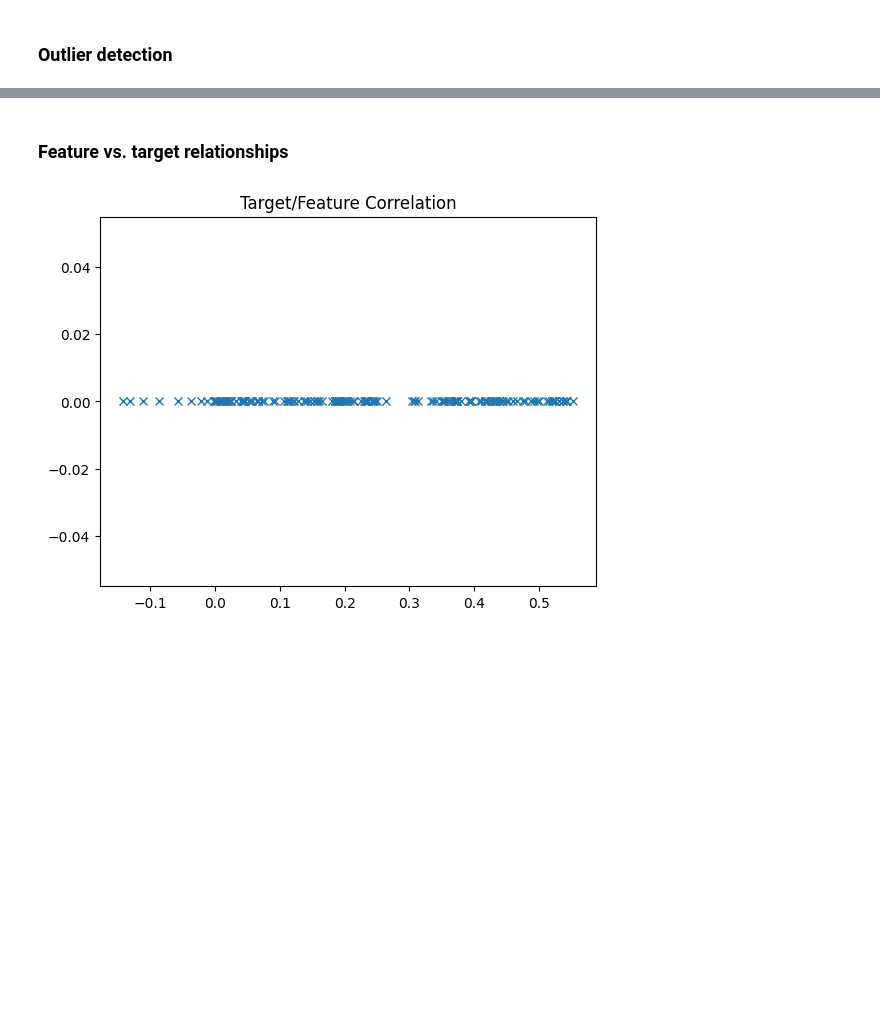
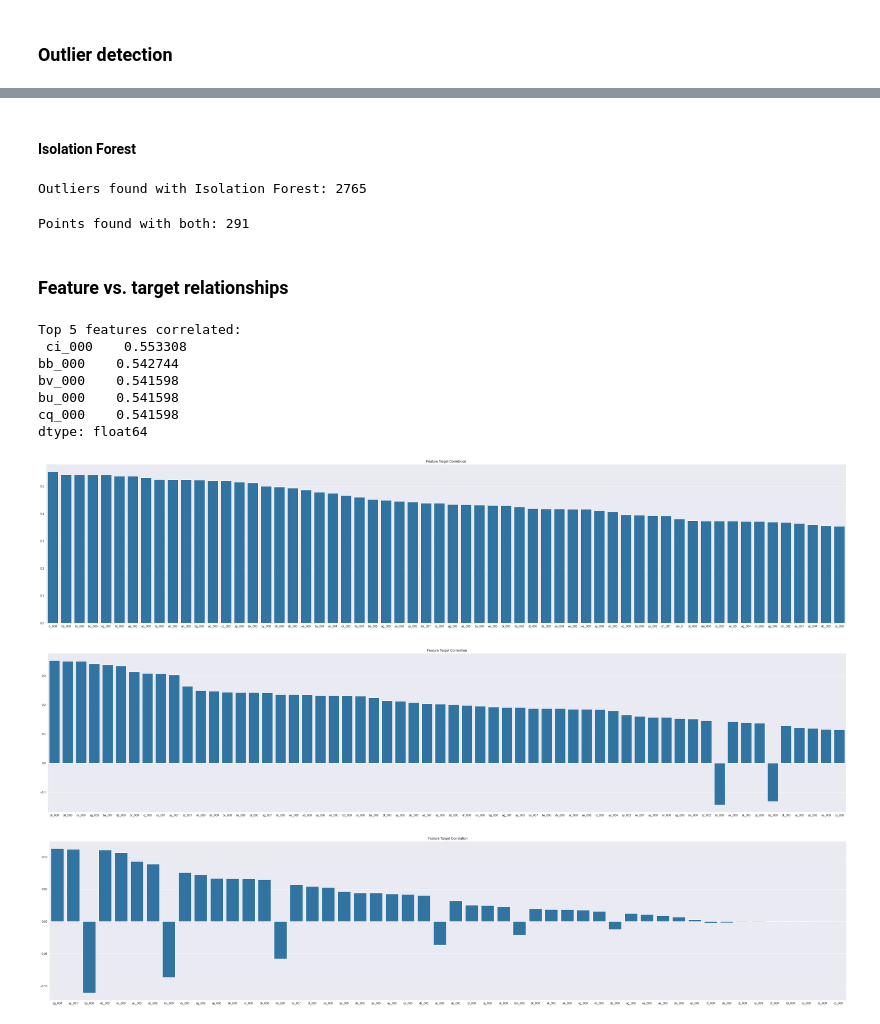
Before and after one commit to itu-lfd/blg-454e-learning-from-data-term-project, a Jupyter notebook: eda.ipynb, the cells around one changed output, grey strips where cells are left out. Saved outputs shown, nothing was run; the diff lists cells and outputs as text; code cells hidden in the pictures; blank space fills up the shorter version.

```diff
--- a/eda.ipynb
+++ b/eda.ipynb
@@ -63,17 +59,10 @@ barplot(missing_feature_count, df_train.shape[0])
 #     v = df_train[(df_train[col] < q_hi) & (df_train[col] > q_low)].shape[0]
 #     # if v != 0: print(v)
 # %%
-from sklearn.neighbors import LocalOutlierFactor
 from sklearn.impute import SimpleImputer
 
 X = df_train.drop('class', axis=1)
 
 # apply simple impute to get rid of nan values
 imp_median = SimpleImputer(missing_values=np.nan, strategy='median')
-imp_median.fit(X)
-
-lof = LocalOutlierFactor()
-yhat = lof.fit_predict(imp_median.transform(X))
-
-outliers = [i for i in yhat if i == -1]
-print("Outliers found with LocalOutlierFactor:", len(outliers))
+transformed_X = imp_median.fit_transform(X)
@@ -82,9 +81,38 @@ print("Outliers found with LocalOutlierFactor:", len(outliers))
+# %% [markdown]
+#### Isolation Forest
+# %%
+from sklearn.ensemble import IsolationForest
+
+clf = IsolationForest(random_state=0)
+yhat = clf.fit_predict(transformed_X)
+
+outliers_forest = [i for i in range(len(yhat)) if yhat[i] == -1]
+print("Outliers found with Isolation Forest:", len(outliers_forest))
+# %% [output]
+Outliers found with Isolation Forest: 2765
+# %%
+print('Points found with both:', len(np.intersect1d(outliers_forest, outliers_local)))
+# %% [output]
+Points found with both: 291
 # %% [markdown]
 ### Feature vs. target relationships
-# %%
-corr = X.apply(lambda x: x.corr(df_train['class']))
-plt.title('Target/Feature Correlation')
-plt.plot(corr.values, np.zeros_like(corr.values), 'x')
-plt.savefig('plots/target-feature-relationship.png')
-# %% [output]
-[figure, removed]
+# %%
+corr = X.apply(lambda x: x.corr(df_train['class']))
+corr = corr.sort_values(key=lambda x: abs(x), ascending=False)
+print('Top 5 features correlated:\n', corr[:5])
+
+for i in range(0, 180, 60):
+  plt.figure(figsize = (50,10))
+  ax = sns.barplot(x=list(corr.keys())[i:i+60], y=list(corr.values)[i:i+60]).set_title('Feature Target Correlation')
+  plt.savefig(f'plots/target-feature-relationship{i}.png')
+# %% [output]
+Top 5 features correlated:
+ ci_000    0.553308
+bb_000    0.542744
+bv_000    0.541598
+bu_000    0.541598
+cq_000    0.541598
+dtype: float64
+[figure, added]
+[figure, added]
+[figure, added]
```
Also changed, not shown: parts of 5 cells of this notebook, 4 other files.
